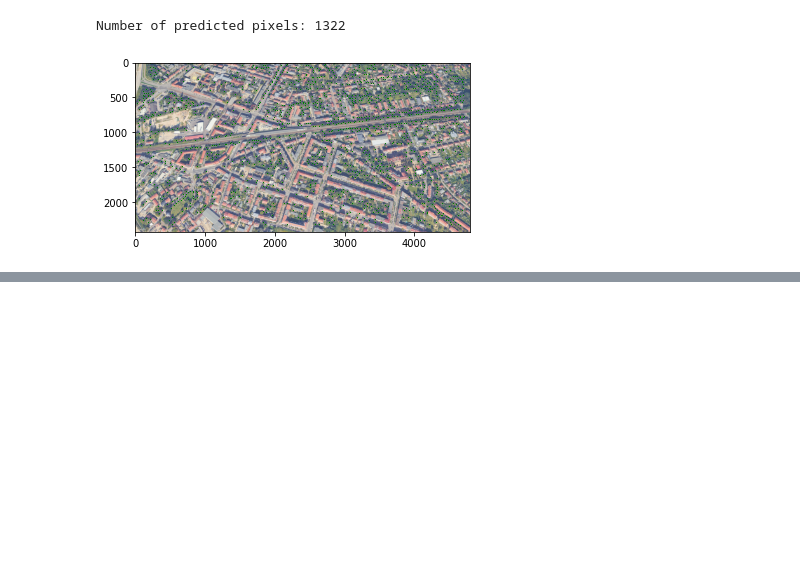
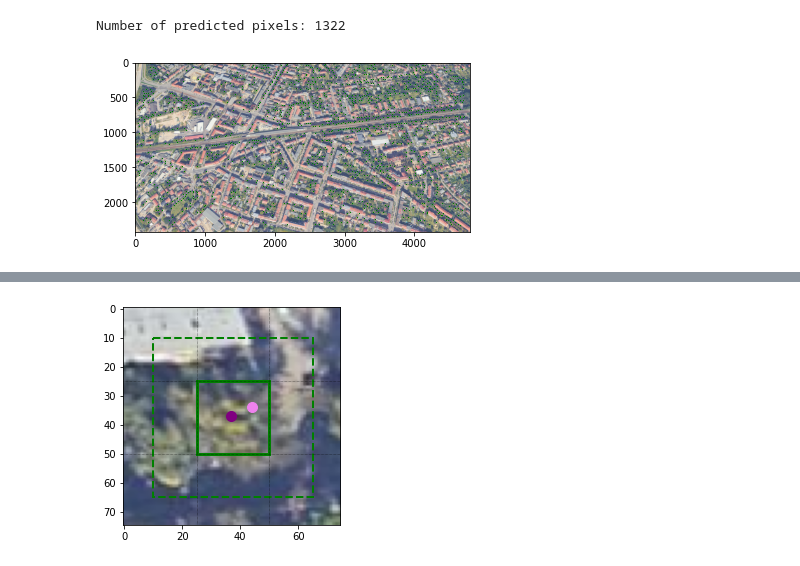
Before and after one commit to LuiseStrathe/urbaneagle_visionai, a Jupyter notebook: notebooks/Base_Model_06.ipynb, the cells around one changed output, grey strips where cells are left out. Drawn from its saved outputs; the diff is of its cells as text; code cells hidden in the pictures; blank space fills up the shorter version.

```diff
--- a/notebooks/Base_Model_06.ipynb
+++ b/notebooks/Base_Model_06.ipynb
@@ -769,0 +714,88 @@ Predicted pixels are red   // There are 1322 pixels.
+# %%
+# show image frame around target tile
+def show_target_tile(target=None, image=image, tile_info=tile_info, tile_size=tile_size, border=border, pred_pos_tiles=pred_pos_tiles, pos_list=pos_list):
+
+    # choose target tile
+    example = random.randint(0, len(tile_info)-1)
+    if target is None: target = example
+    else: target = target
+
+    # prepare variables
+    v_min = int(np.array([tile_info[target,4] - 1 * tile_size]))
+    v_max = int(v_min + 3 * tile_size)
+    h_min = int(np.array([tile_info[target,5] - 1 * tile_size]))
+    h_max = int(h_min + 3 * tile_size)
+    h_frame = tile_size # starting pixel of frame
+    v_frame = tile_size
+
+    # adjust for image borders
+    if v_min < 0:
+        v_min = 0
+        v_frame = 0
+    if h_min < 0:
+        h_min = 0
+        h_frame = 0
+    if h_max > image.shape[1]:
+        h_max = image.shape[1]
+    if v_max > image.shape[0]:
+        v_max = image.shape[0]
+
+    # print info
+    print(f"Tile: {target}"
+          f"The tile (top-left edge) is located at pixels: "
+          f"{tile_info[target,4]} x {tile_info[target,5]}"
+          f"Column: {tile_info[target,1]}, Row: {tile_info[target,0]}"
+          f"label: {tile_info[target,2]}"
+          f"prediction: {tile_info[target,3]}")
+
+
+    # show image
+    image_partial = image[v_min:v_max, h_min:h_max, :]
+
+    # show indication for tiles
+    plt.axhline(y=tile_size,
+                linewidth=0.5, color='black', linestyle='dotted')
+    plt.axhline(y=2*tile_size,
+                linewidth=0.5, color='black', linestyle='dotted')
+    plt.axvline(x=tile_size,
+                linewidth=0.5, color='black', linestyle='dotted')
+    plt.axvline(x=2*tile_size,
+                linewidth=0.5, color='black', linestyle='dotted')
+
+    # show bold frame around target tile
+    if tile_info[target,2] == 1: color = "green"
+    else : color = "red"
+
+    rect = patches.Rectangle(
+        (h_frame, v_frame), tile_size, tile_size,
+        linewidth=3, edgecolor=color, facecolor='none')
+    rect_border = patches.Rectangle(
+        (h_frame-border, v_frame-border),
+        tile_size + 2 * border, tile_size + 2 * border,
+        linewidth=2, edgecolor=color, facecolor='none', linestyle='dashed')
+
+    # show labeled and predicted pixel
+    if tile_info[target,2] == 1:
+        num_pixel = np.where(pos_list == target)
+        plt.plot(h_frame + tile_info[target,6], v_frame + tile_info[target,7],
+                 marker='o', color="violet", markersize=10)
+        plt.plot(h_frame + pred_pos_tiles[num_pixel,0] - border,
+                 v_frame + pred_pos_tiles[num_pixel,1] - border,
+                 marker='o', color="purple", markersize=10)
+
+    plt.imshow(image_partial)
+    ax = plt.gca()
+    ax.add_patch(rect)
+    ax.add_patch(rect_border)
+    print("--- The inner line shows the small tile for the classification."
+          "--- The outer, dotted line shows the large tile for the training."
+          "--- The image line shows also adjacent tiles."
+          "--- The dark dot shows the original label pixel.""--- The light dot shows the predicted pixel.")
+    plt.show()
+    plt.close()
+    pass
+rand_pos = pos_list[np.random.randint(0, len(pos_list))]
+show_target_tile(target=rand_pos)
+
+(f"A random tile with tree is: {rand_pos}")
+# %% [output]
@@ -769,0 +804 @@ Predicted pixels are red   // There are 1322 pixels.
+[figure, added]
```
Also changed, not shown: parts of 27 cells of this notebook, 6 other files.
